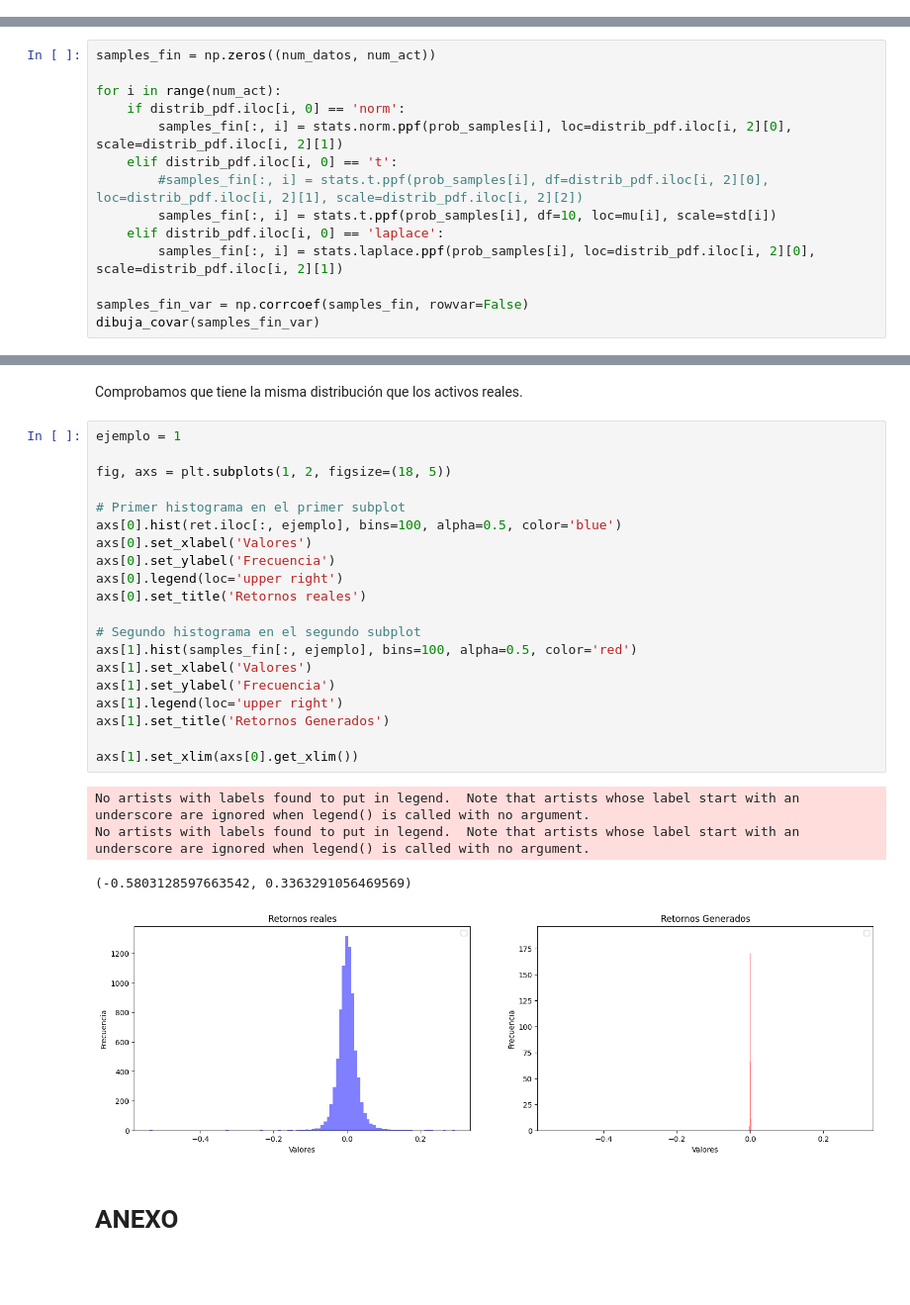
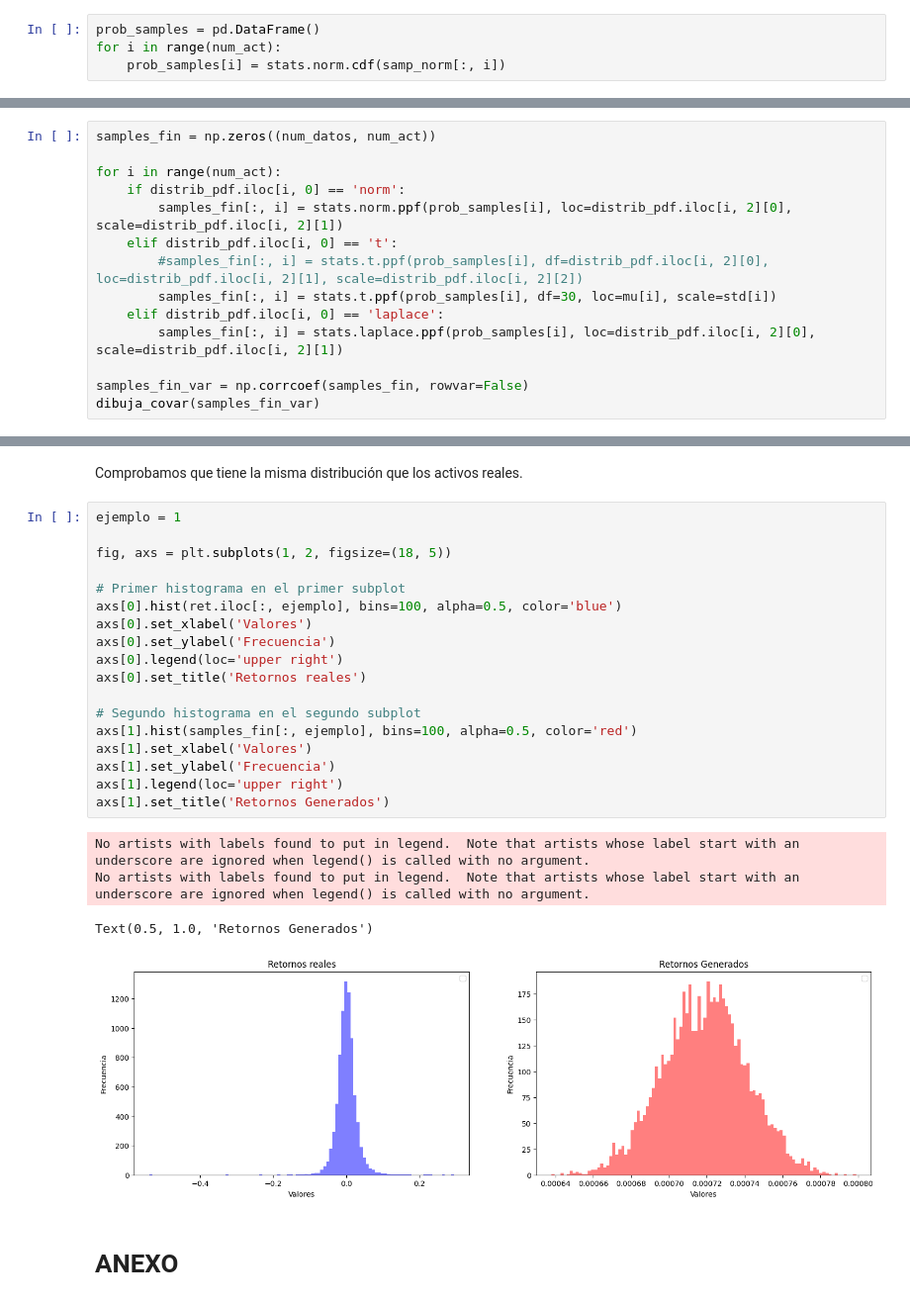
Before and after one commit to alfonso-santos/Portfolio-Optimization, a Jupyter notebook: source/Portfolio Optimization.ipynb, the cells around one changed output, grey strips where cells are left out. Shown at 99% size. Cells and saved outputs as stored; diff of their text form; blank space fills up the shorter version.

```diff
--- a/source/Portfolio Optimization.ipynb
+++ b/source/Portfolio Optimization.ipynb
@@ -482,6 +455,10 @@ Usando la función cdf de la distribución normal, calculamos las probabilidades
 prob_samples = pd.DataFrame()
 for i in range(num_act):
     prob_samples[i] = stats.norm.cdf(samp_norm[:, i], loc=mu[i], scale=std[i])
+# %%
+prob_samples = pd.DataFrame()
+for i in range(num_act):
+    prob_samples[i] = stats.norm.cdf(samp_norm[:, i])
 # %%
 prob_covar = np.corrcoef(prob_samples, rowvar=False)
 # %% [markdown]
@@ -516,7 +493,7 @@ for i in range(num_act):
         samples_fin[:, i] = stats.norm.ppf(prob_samples[i], loc=distrib_pdf.iloc[i, 2][0], scale=distrib_pdf.iloc[i, 2][1])
     elif distrib_pdf.iloc[i, 0] == 't':
         #samples_fin[:, i] = stats.t.ppf(prob_samples[i], df=distrib_pdf.iloc[i, 2][0], loc=distrib_pdf.iloc[i, 2][1], scale=distrib_pdf.iloc[i, 2][2])
-        samples_fin[:, i] = stats.t.ppf(prob_samples[i], df=10, loc=mu[i], scale=std[i])
+        samples_fin[:, i] = stats.t.ppf(prob_samples[i], df=30, loc=mu[i], scale=std[i])
     elif distrib_pdf.iloc[i, 0] == 'laplace':
         samples_fin[:, i] = stats.laplace.ppf(prob_samples[i], loc=distrib_pdf.iloc[i, 2][0], scale=distrib_pdf.iloc[i, 2][1])
 
@@ -558,28 +535,26 @@ Comprobamos que tiene la misma distribución que los activos reales.
 # %%
 ejemplo = 1
 
 fig, axs = plt.subplots(1, 2, figsize=(18, 5))
 
 # Primer histograma en el primer subplot
 axs[0].hist(ret.iloc[:, ejemplo], bins=100, alpha=0.5, color='blue')
 axs[0].set_xlabel('Valores')
 axs[0].set_ylabel('Frecuencia')
 axs[0].legend(loc='upper right')
 axs[0].set_title('Retornos reales')
 
 # Segundo histograma en el segundo subplot
 axs[1].hist(samples_fin[:, ejemplo], bins=100, alpha=0.5, color='red')
 axs[1].set_xlabel('Valores')
 axs[1].set_ylabel('Frecuencia')
 axs[1].legend(loc='upper right')
 axs[1].set_title('Retornos Generados')
-
-axs[1].set_xlim(axs[0].get_xlim())
 # %% [output]
 No artists with labels found to put in legend.  Note that artists whose label start with an underscore are ignored when legend() is called with no argument.
 No artists with labels found to put in legend.  Note that artists whose label start with an underscore are ignored when legend() is called with no argument.
-(-0.5803128597663542, 0.3363291056469569)
+Text(0.5, 1.0, 'Retornos Generados')
-[figure, old version]
+[figure, new version]
 # %% [markdown]
 # ANEXO
 # %% [markdown]
```
Also changed, not shown: parts of 2 cells of this notebook, 2 other files.
